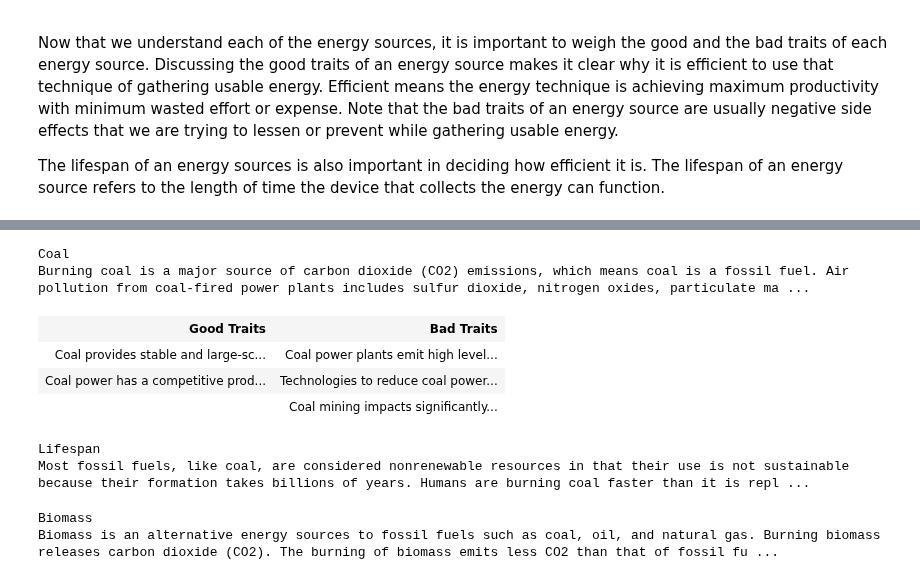
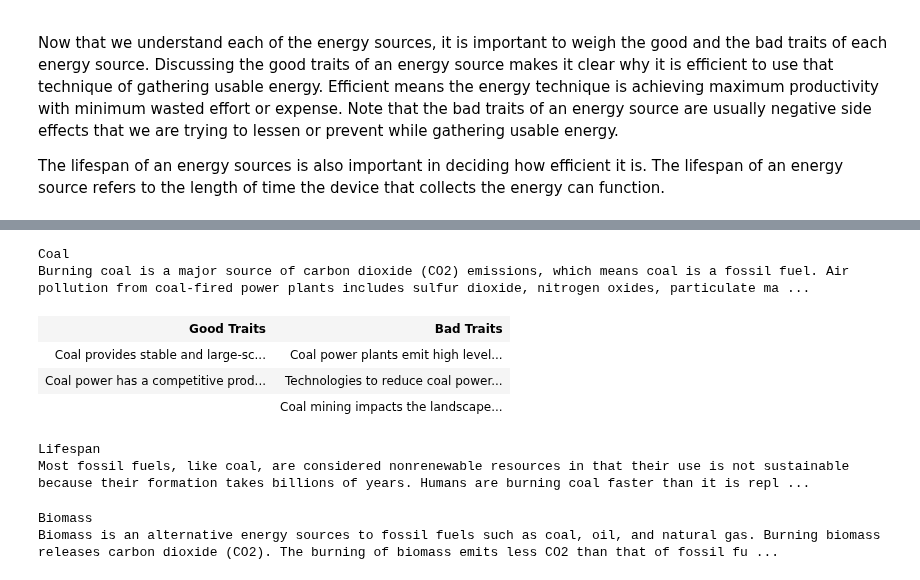
Before and after one commit to ULeth-Math-CS/Callysto, a Jupyter notebook: Jazlyn Pedersen /Resources and Recycling.ipynb, the cells around one changed output, grey strips where cells are left out. Cells and saved outputs as stored; diff of their text form; code cells hidden in the pictures.

```diff
--- a/Jazlyn Pedersen /Resources and Recycling.ipynb
+++ b/Jazlyn Pedersen /Resources and Recycling.ipynb
@@ -473,42 +537,42 @@ th, td {
 <body>
 
 <h1>Coal</h1>
-<p>Burning coal is a major source of carbon dioxide (CO2) emissions, which means coal is a fossil fuel. Air pollution from coal-fired power plants includes sulfur dioxide, nitrogen oxides, particulate matter, and heavy metals, leading to smog, acid rain and highly effects the air we breath.</p>
+<p>Burning coal is a major source of carbon dioxide (CO2) emissions, which means coal is a fossil fuel. Air pollution from coal-fired power plants includes sulfur dioxide, nitrogen oxides, particulate matter, and heavy metals, leading to smog, acid rain and highly effects the air we breath. Did you know Alberta ranks second in Canada for the most active number of coal mines? British Columbia operates 10 coal mines, Alberta 9, Saskatchewan 3 and New Brunswick one. Nova Scotia operates several small-scale mines as well.</p>
 <table style="width:100%">
   <tr>
     <th>Good Traits</th>
     <th>Bad Traits</th>
   </tr>
   <tr>
     <td>Coal provides stable and large-scale electricity generation.</td>
     <td>Coal power plants emit high levels of CO2.</td>
 
   </tr>
   <tr>
     <td>Coal power has a competitive production cost. Fuel costs are low and coal markets are well-functioning.</td>
     <td>Technologies to reduce coal power plant CO2 emissions are expensive.</td>
 
   </tr>
   <tr>
     <td></td>
-    <td>Coal mining impacts significantly on the landscape and infrastructure.</td>
+    <td>Coal mining impacts the landscape and infrastructure leading to erosion and diisplacement of animals from their natural habitats.</td>
 
   </tr>
 </table>
 
 <h3>Lifespan</h3>
-<p>Most fossil fuels, like coal, are considered nonrenewable resources in that their use is not sustainable because their formation takes billions of years. Humans are burning coal faster than it is replacing itself.</p>
+<p>Most fossil fuels, like coal, are considered nonrenewable resources in that their use is not sustainable because their formation takes billions of years. Humans are burning coal faster than it is replacing itself. A coal mine must run at a high level of safety to remain in operation and its lifespan can vary depending on factors such as depth, surrounding soil type and years it has been in active service.</p>
 
 
 </body>
 </html>
 # %% [output]
 Coal
 Burning coal is a major source of carbon dioxide (CO2) emissions, which means coal is a fossil fuel. Air pollution from coal-fired power plants includes sulfur dioxide, nitrogen oxides, particulate ma ...
 | Good Traits | Bad Traits |
 | Coal provides stable and large-sc... | Coal power plants emit high level... |
 | Coal power has a competitive prod... | Technologies to reduce coal power... |
-|  | Coal mining impacts significantly... |
+|  | Coal mining impacts the landscape... |
 Lifespan
 Most fossil fuels, like coal, are considered nonrenewable resources in that their use is not sustainable because their formation takes billions of years. Humans are burning coal faster than it is repl ...
 # %%
```
Also changed, not shown: parts of 11 cells of this notebook.
